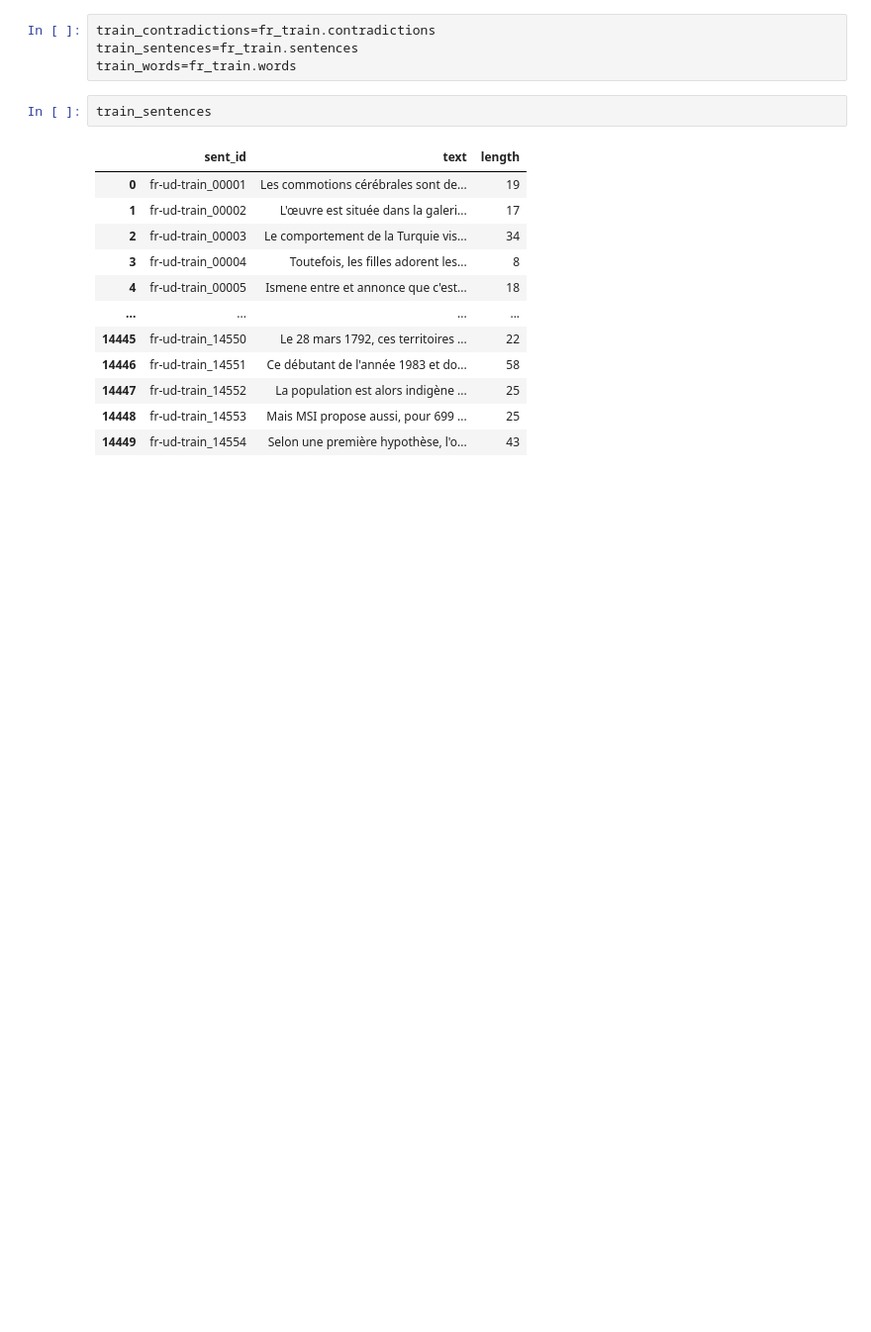
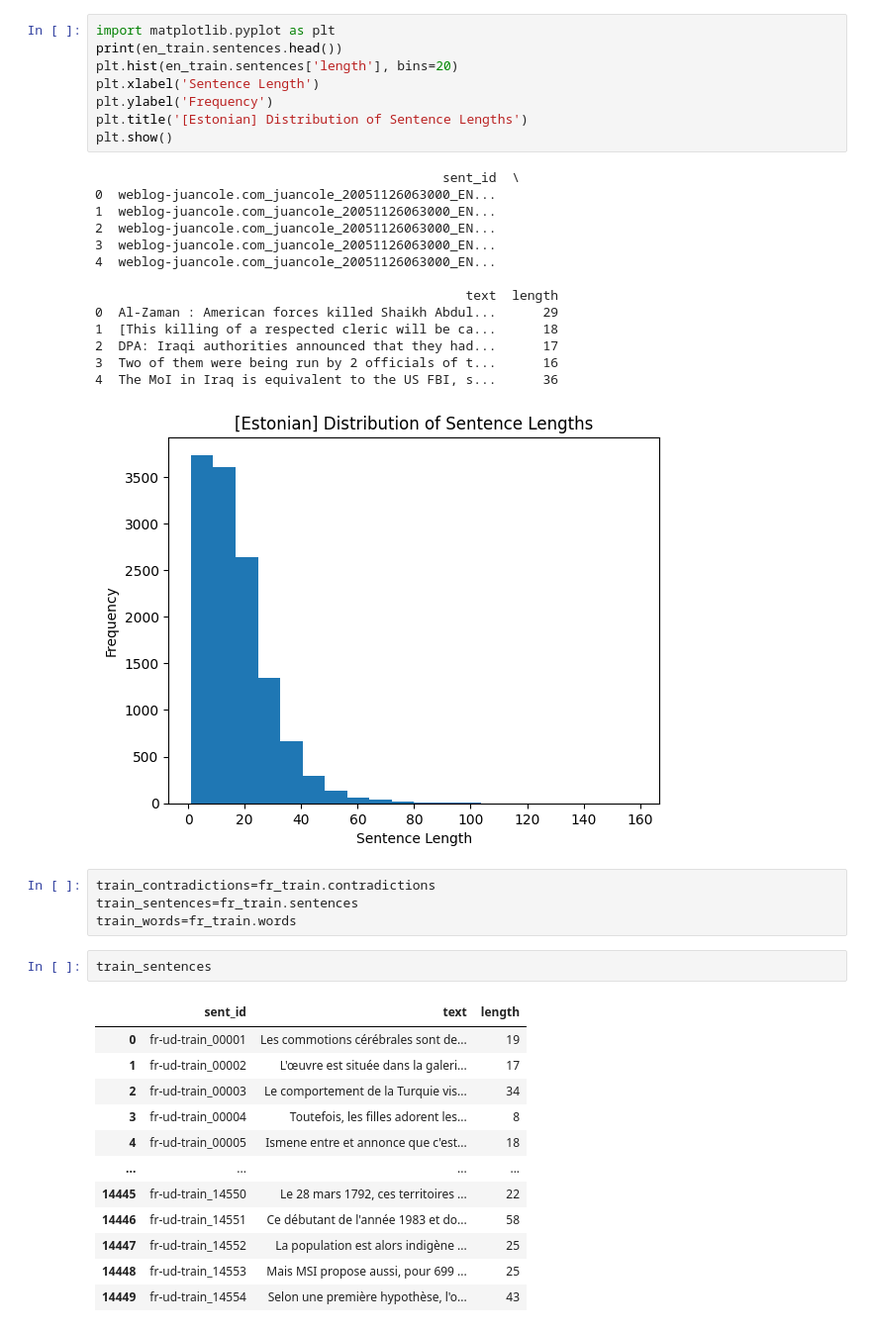
Before and after one commit to tms-gvd/NLP_lab, a Jupyter notebook: YASSER_TP2.ipynb, the cells around one changed output. Shown: that part at 99% size. Drawn from its saved outputs; the diff is of its cells as text; blank space fills up the shorter version.

```diff
--- a/YASSER_TP2.ipynb
+++ b/YASSER_TP2.ipynb
@@ -34,3 +83,26 @@ plt.show()
+# %%
+import matplotlib.pyplot as plt
+print(en_train.sentences.head())
+plt.hist(en_train.sentences['length'], bins=20)
+plt.xlabel('Sentence Length')
+plt.ylabel('Frequency')
+plt.title('[Estonian] Distribution of Sentence Lengths')
+plt.show()
+# %% [output]
+                                             sent_id  \
+0  weblog-juancole.com_juancole_20051126063000_EN...
+1  weblog-juancole.com_juancole_20051126063000_EN...
+2  weblog-juancole.com_juancole_20051126063000_EN...
+3  weblog-juancole.com_juancole_20051126063000_EN...
+4  weblog-juancole.com_juancole_20051126063000_EN...
+
+                                                text  length
+0  Al-Zaman : American forces killed Shaikh Abdul...      29
+1  [This killing of a respected cleric will be ca...      18
+2  DPA: Iraqi authorities announced that they had...      17
+3  Two of them were being run by 2 officials of t...      16
+4  The MoI in Iraq is equivalent to the US FBI, s...      36
+[figure, added]
 # %%
 train_contradictions=fr_train.contradictions
 train_sentences=fr_train.sentences
```
Also changed, not shown: parts of 28 cells of this notebook, 11 other files.
